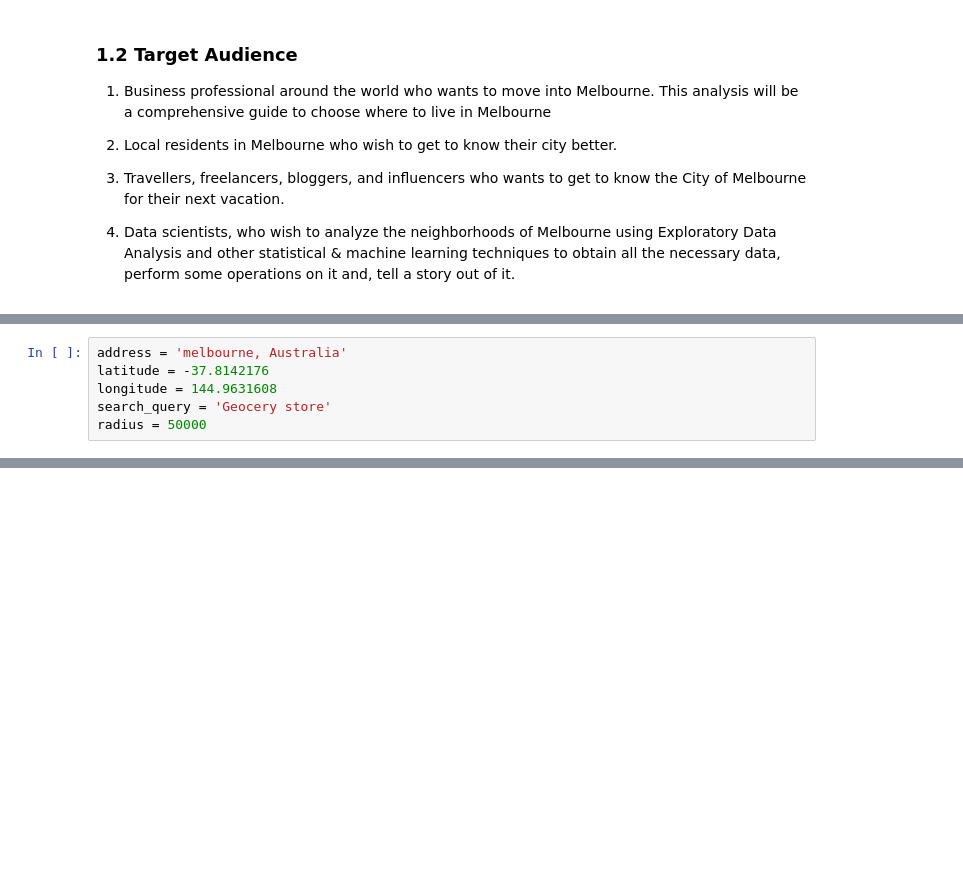
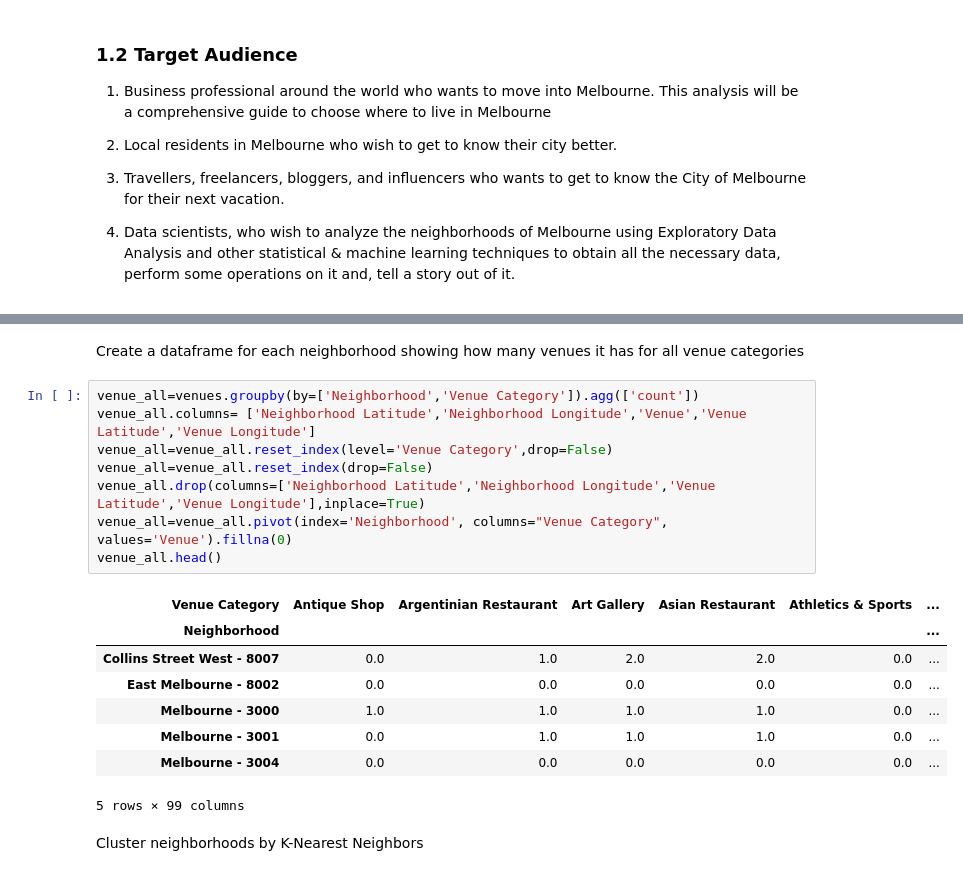
Before and after one commit to Serenacancode/Coursera_Capstone, a Jupyter notebook: Capstone project.ipynb, the cells around one changed output, grey strips where cells are left out. Cells and saved outputs as stored; diff of their text form; blank space fills up the shorter version.

```diff
--- a/Capstone project.ipynb
+++ b/Capstone project.ipynb
@@ -118,6 +163,0 @@ CLIENT_SECRET:RZQ3S4HAHXB4VOXWE4GAYKWZ11IAFOHRGGT5QOUSQZO4ZE3K
-# %%
-address = 'melbourne, Australia'
-latitude = -37.8142176
-longitude = 144.9631608
-search_query = 'Geocery store'
-radius = 50000
@@ -183,0 +294,21 @@ dataframe_filtered.head()
+# %% [markdown]
+Create a dataframe for each neighborhood showing how many venues it has for all venue categories
+# %%
+venue_all=venues.groupby(by=['Neighborhood','Venue Category']).agg(['count'])
+venue_all.columns= ['Neighborhood Latitude','Neighborhood Longitude','Venue','Venue Latitude','Venue Longitude']
+venue_all=venue_all.reset_index(level='Venue Category',drop=False)
+venue_all=venue_all.reset_index(drop=False)
+venue_all.drop(columns=['Neighborhood Latitude','Neighborhood Longitude','Venue Latitude','Venue Longitude'],inplace=True)
+venue_all=venue_all.pivot(index='Neighborhood', columns="Venue Category", values='Venue').fillna(0)
+venue_all.head()
+# %% [output]
+| Venue Category | Antique Shop | Argentinian Restaurant | Art Gallery | Asian Restaurant | Athletics & Sports | ... |
+| Neighborhood |  |  |  |  |  | ... |
+| Collins Street West - 8007 | 0.0 | 1.0 | 2.0 | 2.0 | 0.0 | ... |
+| East Melbourne - 8002 | 0.0 | 0.0 | 0.0 | 0.0 | 0.0 | ... |
+| Melbourne - 3000 | 1.0 | 1.0 | 1.0 | 1.0 | 0.0 | ... |
+| Melbourne - 3001 | 0.0 | 1.0 | 1.0 | 1.0 | 0.0 | ... |
+| Melbourne - 3004 | 0.0 | 0.0 | 0.0 | 0.0 | 0.0 | ... |
+5 rows × 99 columns
+# %% [markdown]
+Cluster neighborhoods by K-Nearest Neighbors
```
Also changed, not shown: parts of 34 cells of this notebook.
